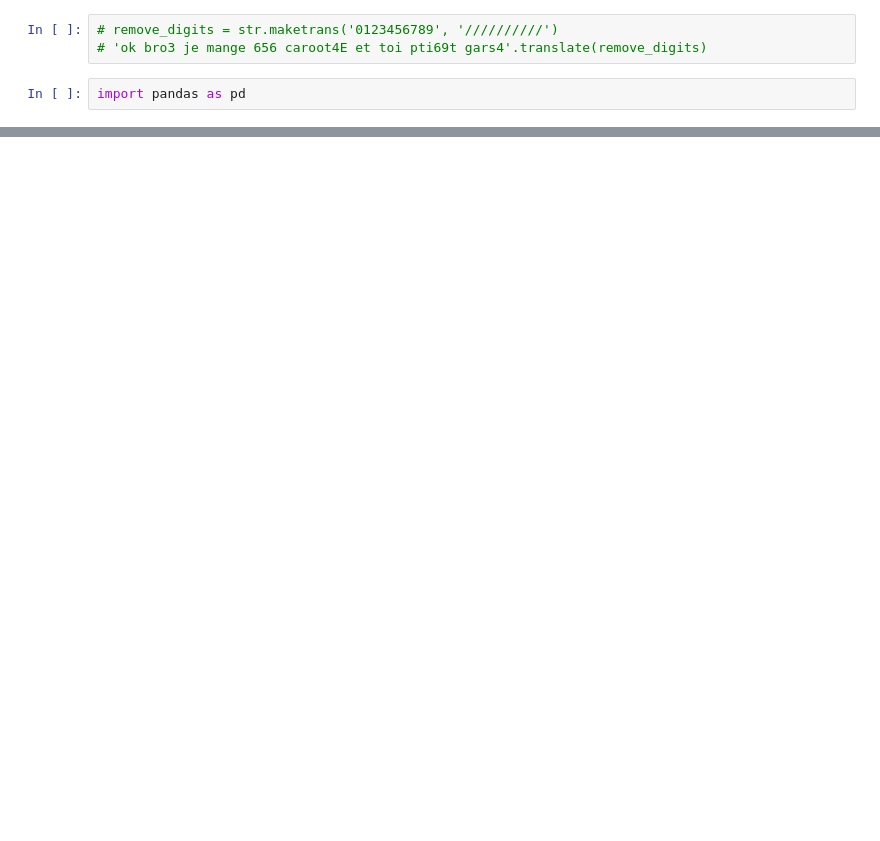
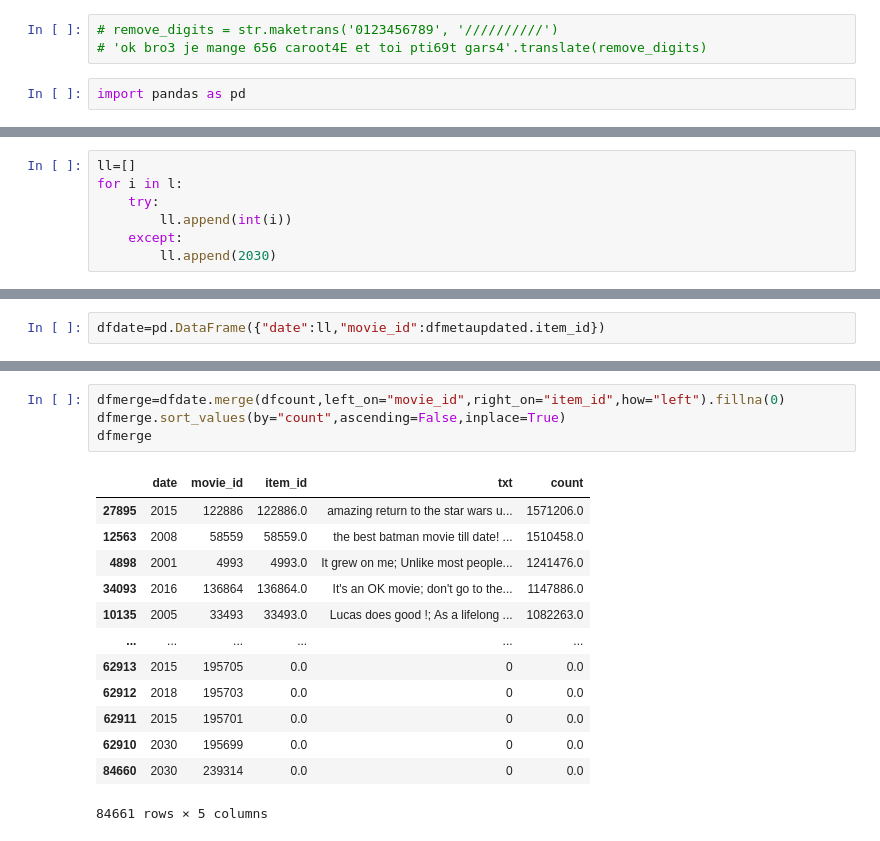
Before and after one commit to arostagnat/BookMatch, a Jupyter notebook: notebooks/jeff.ipynb, the cells around one changed output, grey strips where cells are left out. Cells and saved outputs as stored; diff of their text form; blank space fills up the shorter version.

```diff
--- a/notebooks/jeff.ipynb
+++ b/notebooks/jeff.ipynb
@@ -102,0 +94,7 @@ Name: item_id_movie, Length: 61455, dtype: object
+# %%
+ll=[]
+for i in l:
+    try:
+        ll.append(int(i))
+    except:
+        ll.append(2030)
@@ -102,0 +116,2 @@ Name: item_id_movie, Length: 61455, dtype: object
+# %%
+dfdate=pd.DataFrame({"date":ll,"movie_id":dfmetaupdated.item_id})
@@ -102,0 +176,18 @@ Name: item_id_movie, Length: 61455, dtype: object
+# %%
+dfmerge=dfdate.merge(dfcount,left_on="movie_id",right_on="item_id",how="left").fillna(0)
+dfmerge.sort_values(by="count",ascending=False,inplace=True)
+dfmerge
+# %% [output]
+|  | date | movie_id | item_id | txt | count |
+| 27895 | 2015 | 122886 | 122886.0 | amazing return to the star wars u... | 1571206.0 |
+| 12563 | 2008 | 58559 | 58559.0 | the best batman movie till date! ... | 1510458.0 |
+| 4898 | 2001 | 4993 | 4993.0 | It grew on me; Unlike most people... | 1241476.0 |
+| 34093 | 2016 | 136864 | 136864.0 | It's an OK movie; don't go to the... | 1147886.0 |
+| 10135 | 2005 | 33493 | 33493.0 | Lucas does good !; As a lifelong ... | 1082263.0 |
+| ... | ... | ... | ... | ... | ... |
+| 62913 | 2015 | 195705 | 0.0 | 0 | 0.0 |
+| 62912 | 2018 | 195703 | 0.0 | 0 | 0.0 |
+| 62911 | 2015 | 195701 | 0.0 | 0 | 0.0 |
+| 62910 | 2030 | 195699 | 0.0 | 0 | 0.0 |
+| 84660 | 2030 | 239314 | 0.0 | 0 | 0.0 |
+84661 rows × 5 columns
```
Also changed, not shown: parts of 38 cells of this notebook, 1 other file.
